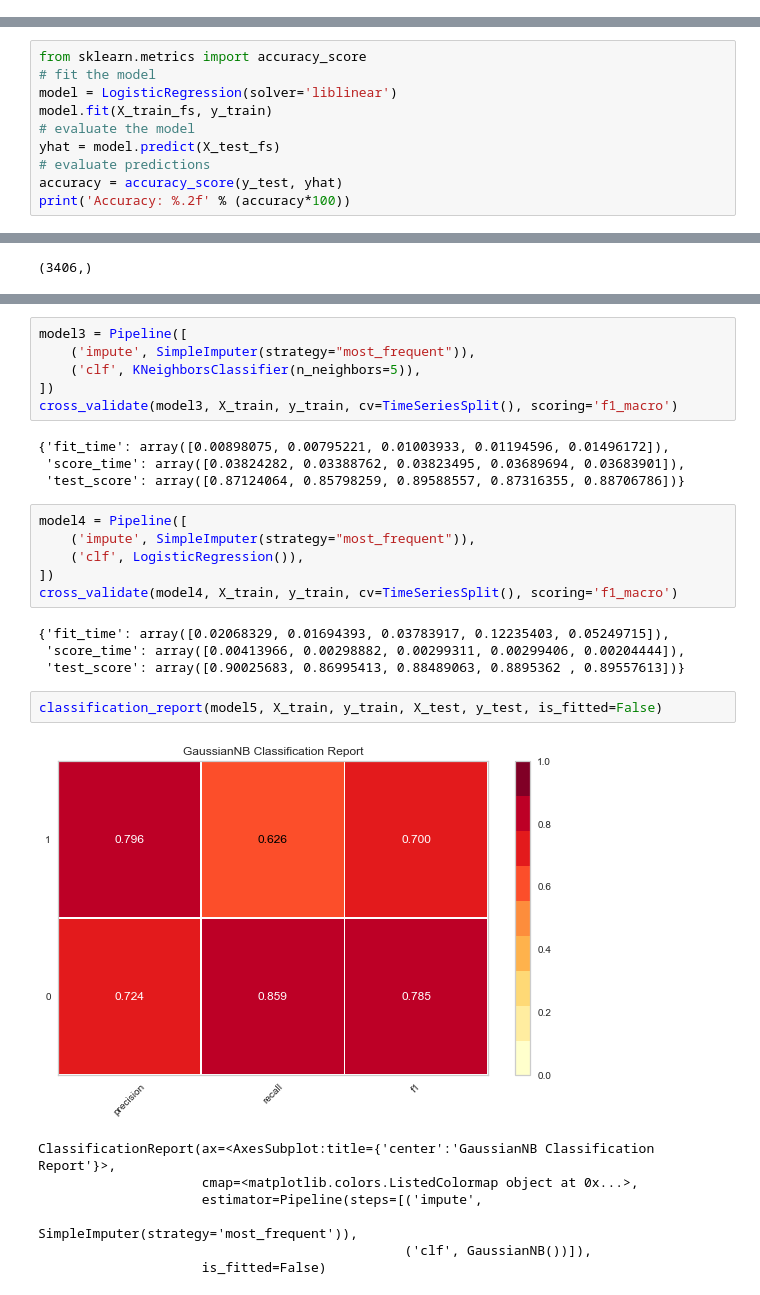
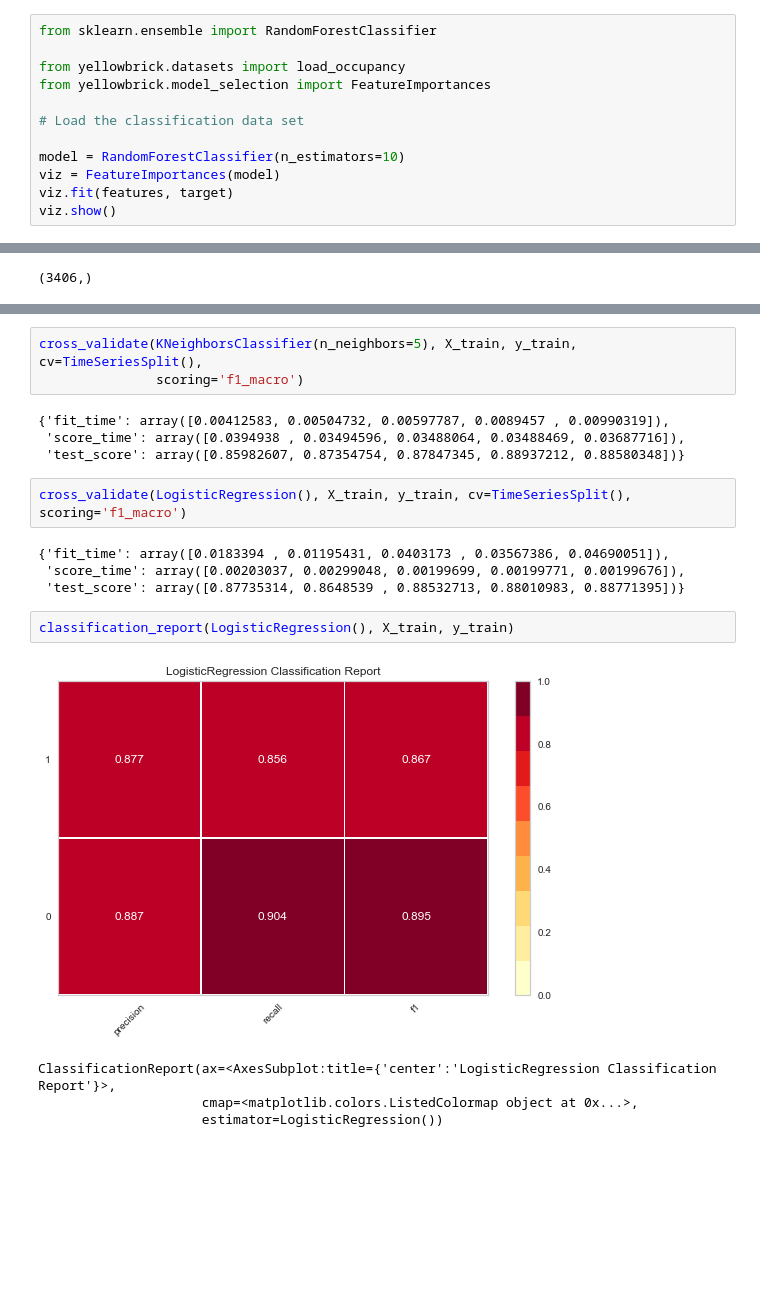
Before and after one commit to georgetown-analytics/MLB, a Jupyter notebook: ML_Wrangling.ipynb, the cells around one changed output, grey strips where cells are left out. Drawn from its saved outputs; the diff is of its cells as text; blank space fills up the shorter version.

Commit message:
EDA and ML models

```diff
--- a/ML_Wrangling.ipynb
+++ b/ML_Wrangling.ipynb
@@ -175,0 +183,12 @@ target = df_2[['vist_win']].values.ravel()
+# %%
+from sklearn.ensemble import RandomForestClassifier
+
+from yellowbrick.datasets import load_occupancy
+from yellowbrick.model_selection import FeatureImportances
+
+# Load the classification data set
+
+model = RandomForestClassifier(n_estimators=10)
+viz = FeatureImportances(model)
+viz.fit(features, target)
+viz.show()
@@ -251,10 +230,0 @@ pyplot.show()
-# %%
-from sklearn.metrics import accuracy_score
-# fit the model
-model = LogisticRegression(solver='liblinear')
-model.fit(X_train_fs, y_train)
-# evaluate the model
-yhat = model.predict(X_test_fs)
-# evaluate predictions
-accuracy = accuracy_score(y_test, yhat)
-print('Accuracy: %.2f' % (accuracy*100))
@@ -314,30 +266,20 @@ ClassificationReport(ax=<AxesSubplot:title={'center':'SVC Classification Report'
 # %%
-model3 = Pipeline([
-    ('impute', SimpleImputer(strategy="most_frequent")),
-    ('clf', KNeighborsClassifier(n_neighbors=5)),
-])
-cross_validate(model3, X_train, y_train, cv=TimeSeriesSplit(), scoring='f1_macro')
+cross_validate(KNeighborsClassifier(n_neighbors=5), X_train, y_train, cv=TimeSeriesSplit(),
+               scoring='f1_macro')
 # %% [output]
-{'fit_time': array([0.00898075, 0.00795221, 0.01003933, 0.01194596, 0.01496172]),
- 'score_time': array([0.03824282, 0.03388762, 0.03823495, 0.03689694, 0.03683901]),
- 'test_score': array([0.87124064, 0.85798259, 0.89588557, 0.87316355, 0.88706786])}
+{'fit_time': array([0.00412583, 0.00504732, 0.00597787, 0.0089457 , 0.00990319]),
+ 'score_time': array([0.0394938 , 0.03494596, 0.03488064, 0.03488469, 0.03687716]),
+ 'test_score': array([0.85982607, 0.87354754, 0.87847345, 0.88937212, 0.88580348])}
 # %%
-model4 = Pipeline([
-    ('impute', SimpleImputer(strategy="most_frequent")),
-    ('clf', LogisticRegression()),
-])
-cross_validate(model4, X_train, y_train, cv=TimeSeriesSplit(), scoring='f1_macro')
+cross_validate(LogisticRegression(), X_train, y_train, cv=TimeSeriesSplit(), scoring='f1_macro')
 # %% [output]
-{'fit_time': array([0.02068329, 0.01694393, 0.03783917, 0.12235403, 0.05249715]),
- 'score_time': array([0.00413966, 0.00298882, 0.00299311, 0.00299406, 0.00204444]),
- 'test_score': array([0.90025683, 0.86995413, 0.88489063, 0.8895362 , 0.89557613])}
+{'fit_time': array([0.0183394 , 0.01195431, 0.0403173 , 0.03567386, 0.04690051]),
+ 'score_time': array([0.00203037, 0.00299048, 0.00199699, 0.00199771, 0.00199676]),
+ 'test_score': array([0.87735314, 0.8648539 , 0.88532713, 0.88010983, 0.88771395])}
 # %%
-classification_report(model5, X_train, y_train, X_test, y_test, is_fitted=False)
+classification_report(LogisticRegression(), X_train, y_train)
 # %% [output]
-[figure, old version]
+[figure, new version]
-ClassificationReport(ax=<AxesSubplot:title={'center':'GaussianNB Classification Report'}>,
+ClassificationReport(ax=<AxesSubplot:title={'center':'LogisticRegression Classification Report'}>,
                      cmap=<matplotlib.colors.ListedColormap object at 0x...>,
-                     estimator=Pipeline(steps=[('impute',
-                                                SimpleImputer(strategy='most_frequent')),
-                                               ('clf', GaussianNB())]),
-                     is_fitted=False)
+                     estimator=LogisticRegression())
```
Also changed, not shown: parts of 18 cells of this notebook, 1 other file.
